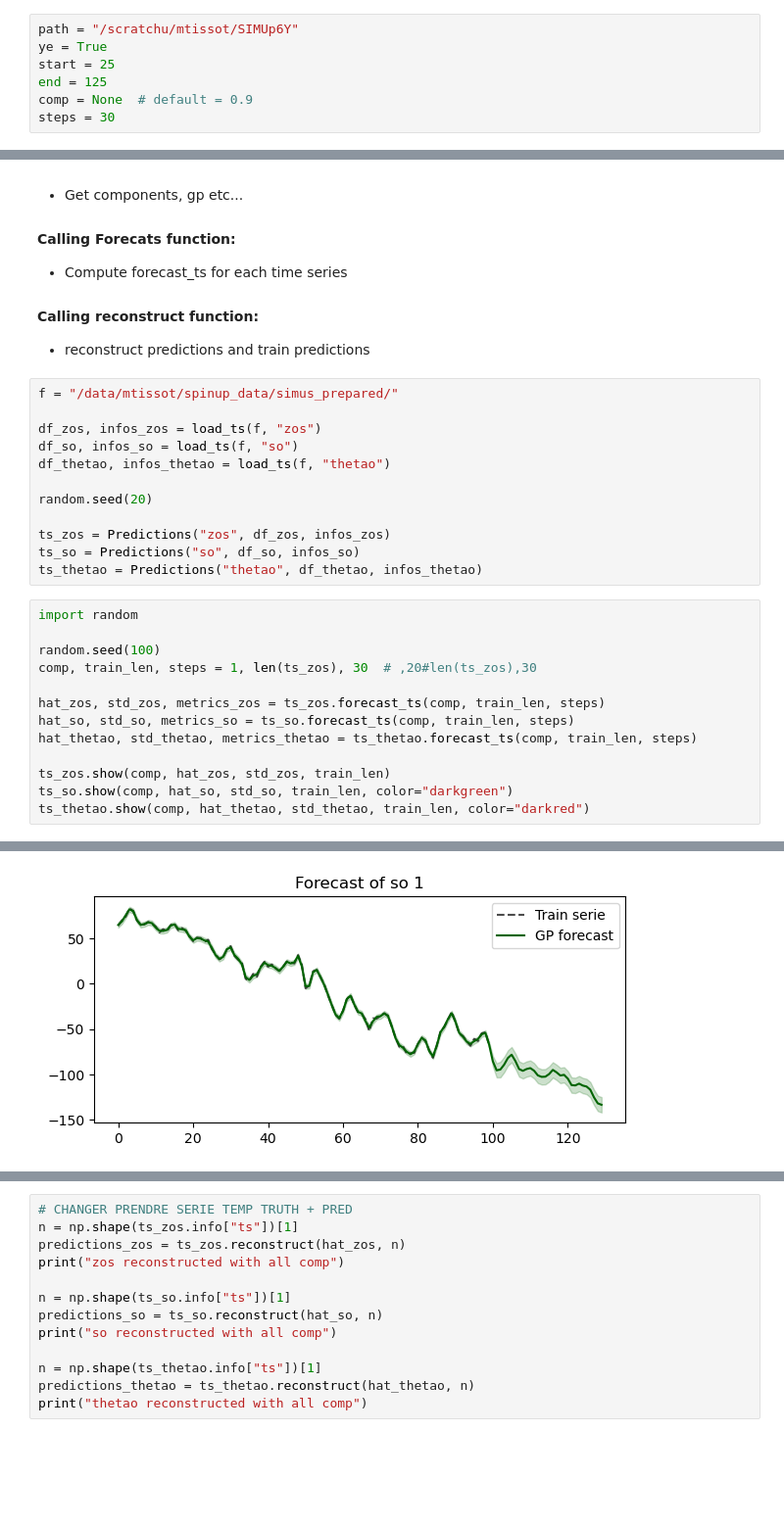
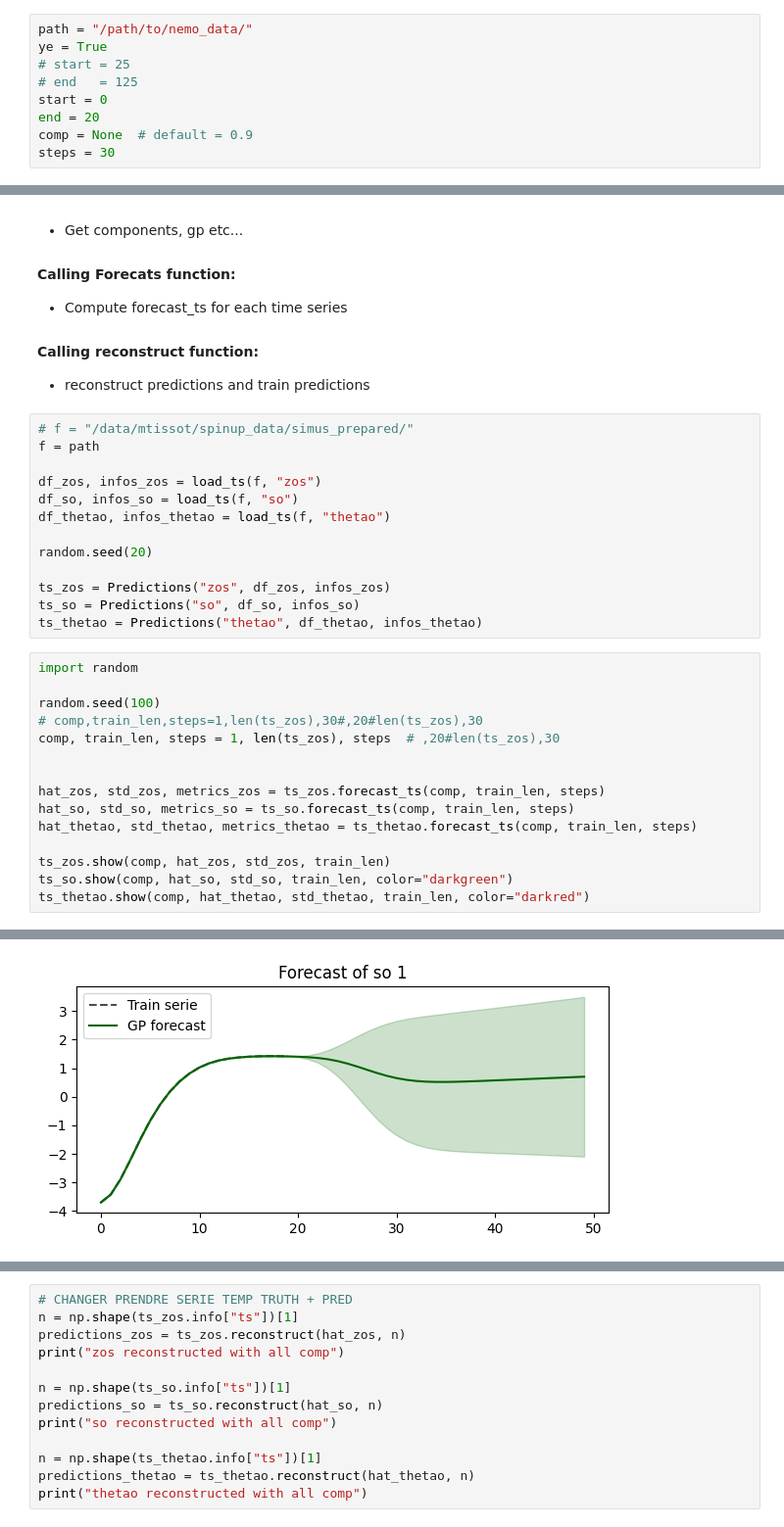
Before and after one commit to m2lines/Spinup-NEMO, a Jupyter notebook: Notebooks/Jumper.ipynb, the cells around one changed output, grey strips where cells are left out. Shown at 98% size. Drawn from its saved outputs; the diff is of its cells as text; blank space fills up the shorter version.

```diff
--- a/Notebooks/Jumper.ipynb
+++ b/Notebooks/Jumper.ipynb
@@ -26,10 +26,12 @@ from forecast import Predictions, Simulation, load_ts
 ### Predictions:
 - steps : Number of steps to forecast
 # %%
-path = "/scratchu/mtissot/SIMUp6Y"
+path = "/path/to/nemo_data/"
 ye = True
-start = 25
-end = 125
+# start = 25
+# end   = 125
+start = 0
+end = 20
 comp = None  # default = 0.9
 steps = 30
 # %% [markdown]
@@ -268,7 +278,8 @@ np.savez(f + "zos", **zos_dico)
 #### Calling reconstruct function:
 - reconstruct predictions and train predictions
 # %%
-f = "/data/mtissot/spinup_data/simus_prepared/"
+# f = "/data/mtissot/spinup_data/simus_prepared/"
+f = path
 
 df_zos, infos_zos = load_ts(f, "zos")
 df_so, infos_so = load_ts(f, "so")
@@ -283,7 +294,9 @@ ts_thetao = Predictions("thetao", df_thetao, infos_thetao)
 import random
 
 random.seed(100)
-comp, train_len, steps = 1, len(ts_zos), 30  # ,20#len(ts_zos),30
+# comp,train_len,steps=1,len(ts_zos),30#,20#len(ts_zos),30
+comp, train_len, steps = 1, len(ts_zos), steps  # ,20#len(ts_zos),30
+
 
 hat_zos, std_zos, metrics_zos = ts_zos.forecast_ts(comp, train_len, steps)
 hat_so, std_so, metrics_so = ts_so.forecast_ts(comp, train_len, steps)
@@ -297 +310 @@ ts_thetao.show(comp, hat_thetao, std_thetao, train_len, color="darkred")
-[figure, old version]
+[figure, new version]
```
Also changed, not shown: parts of 23 cells of this notebook, 7 other files.
